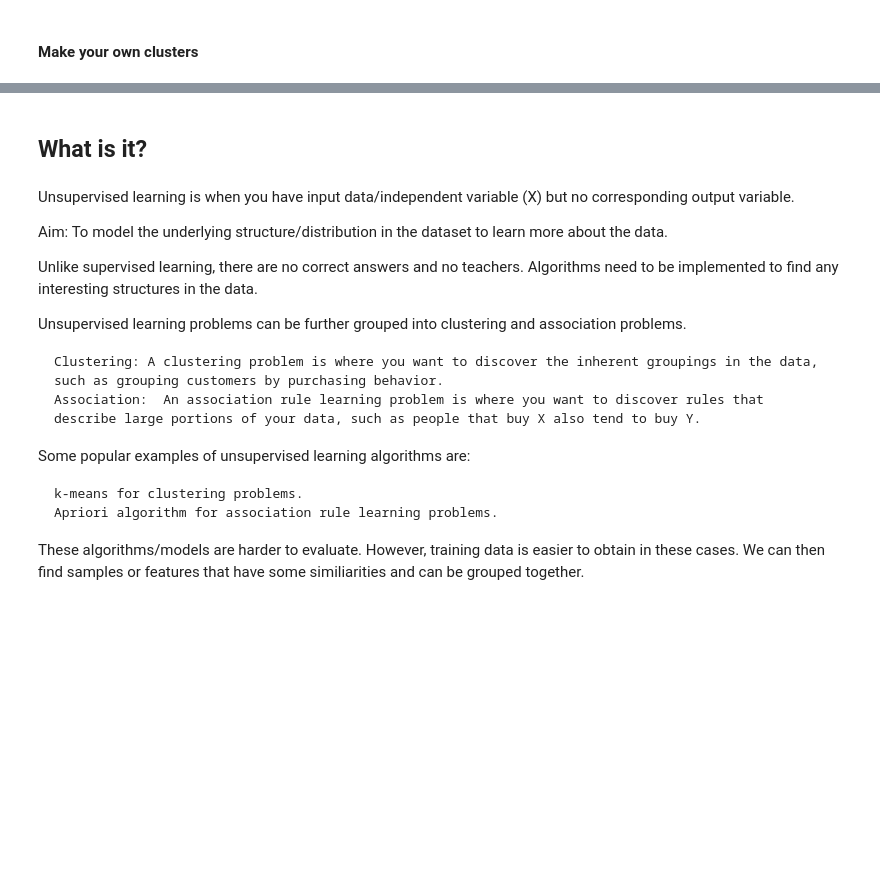
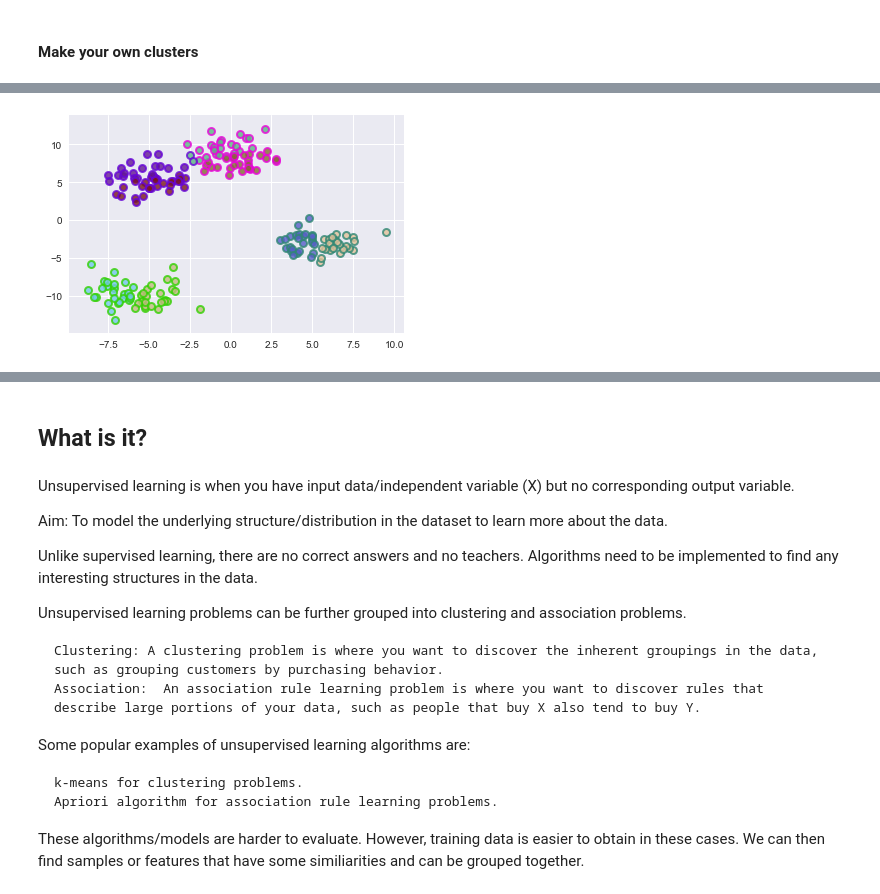
Before and after one commit to carharDBG/course_intro_to_ml, a Jupyter notebook: notebooks/3_unsupervised_learning.ipynb, the cells around one changed output, grey strips where cells are left out. Saved outputs shown, nothing was run; the diff lists cells and outputs as text; code cells hidden in the pictures; blank space fills up the shorter version.

```diff
--- a/notebooks/3_unsupervised_learning.ipynb
+++ b/notebooks/3_unsupervised_learning.ipynb
@@ -221,0 +156,30 @@ print(all_predictions)
+# %%
+# Importing Modules
+from sklearn.cluster import KMeans
+import random
+
+
+K=8
+# Declaring Model
+model = KMeans(n_clusters=K)
+
+# Fitting Model
+model.fit(X)
+
+# Prediction on the entire data
+y_predict = model.predict(X)
+
+
+# make lists of colors for plotting
+random.seed(42)
+def random_color_list(length=10):
+    return ["#"+''.join([random.choice('0123456789ABCDEF') for j in range(6)]) for i in range(length)]
+
+random_colors_y = random_color_list(len(set(y)))
+random_colors_p = random_color_list(len(set(y_predict)))
+
+plt.title("K-Means clustering K=%d, true clusters=%d" % (K, true_clusters))
+for xi, yi, cy, cp in zip(X[:,0], X[:,1], y, y_predict):
+    plt.scatter(xi, yi, c=random_colors_p[cp], edgecolors=random_colors_y[cy] , linewidths=2, alpha=0.8)
+# %% [output]
+[figure, added]
```
Also changed, not shown: parts of 21 cells of this notebook.
